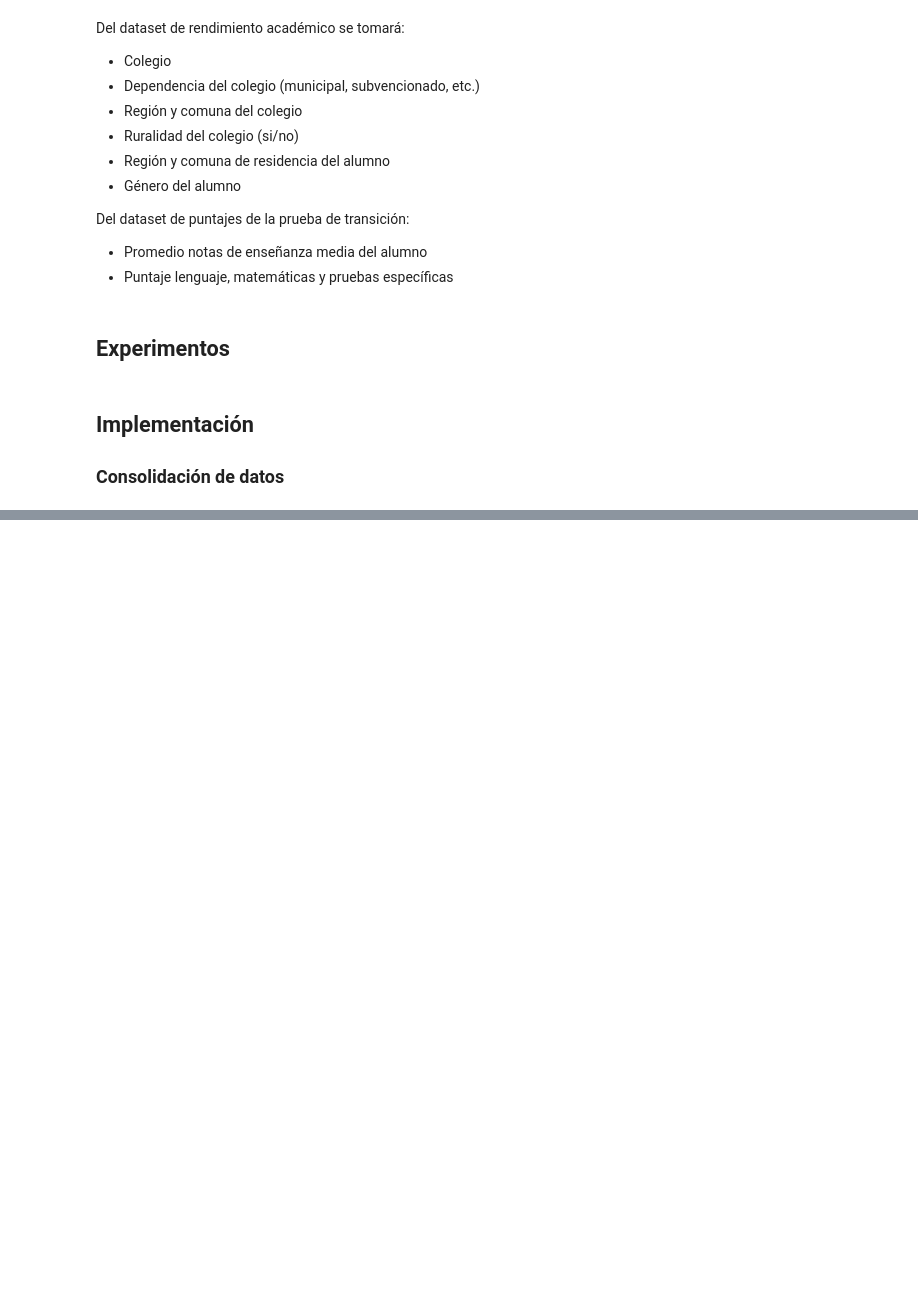
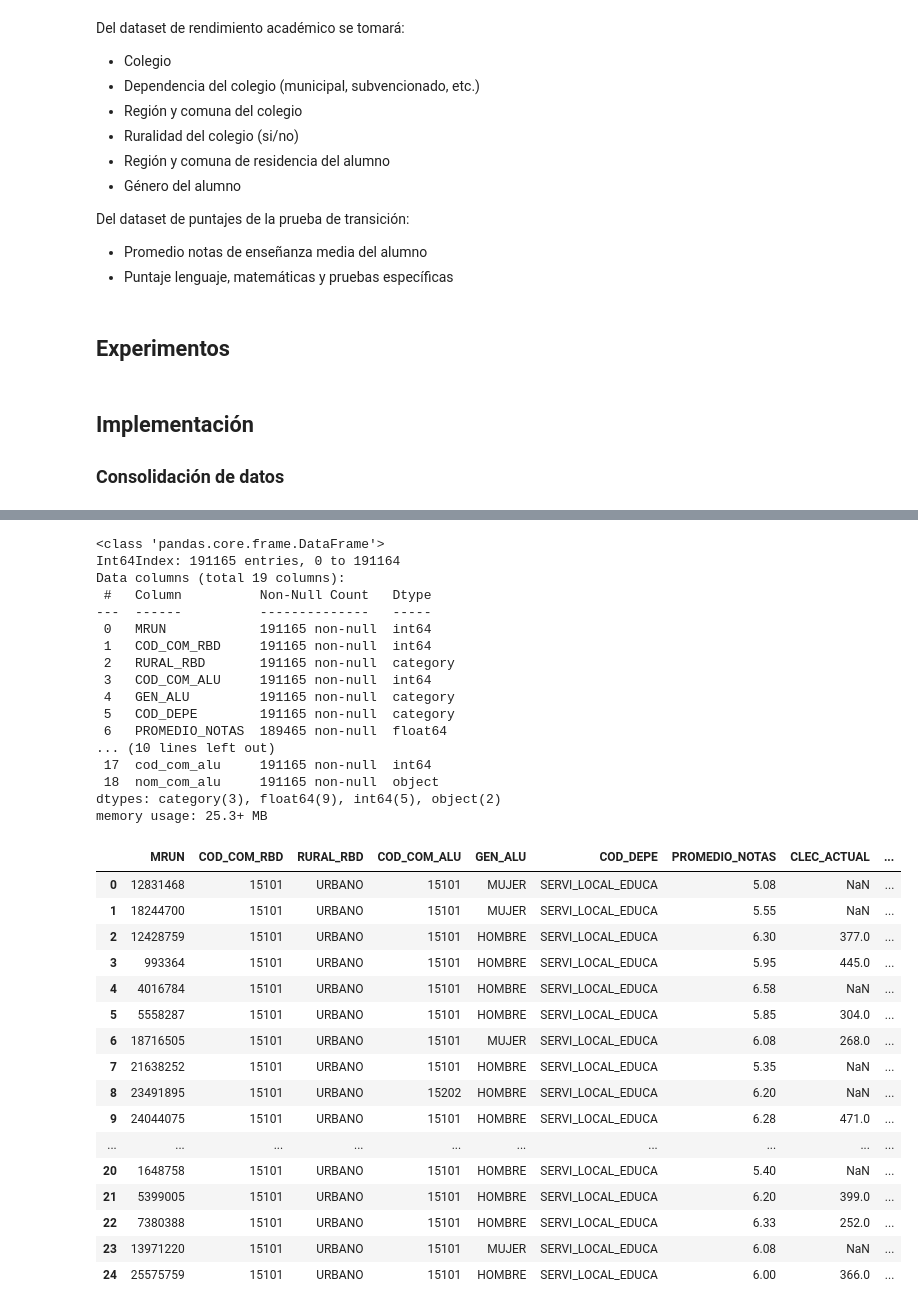
Before and after one commit to zerujio/proyecto-cc5206, a Jupyter notebook: hito_2.ipynb, the cells around one changed output, grey strips where cells are left out. Drawn from its saved outputs; the diff is of its cells as text; code cells hidden in the pictures; blank space fills up the shorter version.

```diff
--- a/hito_2.ipynb
+++ b/hito_2.ipynb
@@ -498,0 +479,38 @@ memory usage: 25.3+ MB
+# %%
+datos_col_alu.info()
+datos_col_alu.head(25)
+# %% [output]
+<class 'pandas.core.frame.DataFrame'>
+Int64Index: 191165 entries, 0 to 191164
+Data columns (total 19 columns):
+ #   Column          Non-Null Count   Dtype
+---  ------          --------------   -----
+ 0   MRUN            191165 non-null  int64
+ 1   COD_COM_RBD     191165 non-null  int64
+ 2   RURAL_RBD       191165 non-null  category
+ 3   COD_COM_ALU     191165 non-null  int64
+ 4   GEN_ALU         191165 non-null  category
+ 5   COD_DEPE        191165 non-null  category
+ 6   PROMEDIO_NOTAS  189465 non-null  float64
+... (10 lines left out)
+ 17  cod_com_alu     191165 non-null  int64
+ 18  nom_com_alu     191165 non-null  object
+dtypes: category(3), float64(9), int64(5), object(2)
+memory usage: 25.3+ MB
+|  | MRUN | COD_COM_RBD | RURAL_RBD | COD_COM_ALU | GEN_ALU | COD_DEPE | PROMEDIO_NOTAS | CLEC_ACTUAL | ... |
+| 0 | 12831468 | 15101 | URBANO | 15101 | MUJER | SERVI_LOCAL_EDUCA | 5.08 | NaN | ... |
+| 1 | 18244700 | 15101 | URBANO | 15101 | MUJER | SERVI_LOCAL_EDUCA | 5.55 | NaN | ... |
+| 2 | 12428759 | 15101 | URBANO | 15101 | HOMBRE | SERVI_LOCAL_EDUCA | 6.30 | 377.0 | ... |
+| 3 | 993364 | 15101 | URBANO | 15101 | HOMBRE | SERVI_LOCAL_EDUCA | 5.95 | 445.0 | ... |
+| 4 | 4016784 | 15101 | URBANO | 15101 | HOMBRE | SERVI_LOCAL_EDUCA | 6.58 | NaN | ... |
+| 5 | 5558287 | 15101 | URBANO | 15101 | HOMBRE | SERVI_LOCAL_EDUCA | 5.85 | 304.0 | ... |
+| 6 | 18716505 | 15101 | URBANO | 15101 | MUJER | SERVI_LOCAL_EDUCA | 6.08 | 268.0 | ... |
+| 7 | 21638252 | 15101 | URBANO | 15101 | HOMBRE | SERVI_LOCAL_EDUCA | 5.35 | NaN | ... |
+| 8 | 23491895 | 15101 | URBANO | 15202 | HOMBRE | SERVI_LOCAL_EDUCA | 6.20 | NaN | ... |
+| 9 | 24044075 | 15101 | URBANO | 15101 | HOMBRE | SERVI_LOCAL_EDUCA | 6.28 | 471.0 | ... |
+| ... | ... | ... | ... | ... | ... | ... | ... | ... | ... |
+| 20 | 1648758 | 15101 | URBANO | 15101 | HOMBRE | SERVI_LOCAL_EDUCA | 5.40 | NaN | ... |
+| 21 | 5399005 | 15101 | URBANO | 15101 | HOMBRE | SERVI_LOCAL_EDUCA | 6.20 | 399.0 | ... |
+| 22 | 7380388 | 15101 | URBANO | 15101 | HOMBRE | SERVI_LOCAL_EDUCA | 6.33 | 252.0 | ... |
+| 23 | 13971220 | 15101 | URBANO | 15101 | MUJER | SERVI_LOCAL_EDUCA | 6.08 | NaN | ... |
+| 24 | 25575759 | 15101 | URBANO | 15101 | HOMBRE | SERVI_LOCAL_EDUCA | 6.00 | 366.0 | ... |
```
Also changed, not shown: parts of 9 cells of this notebook.
